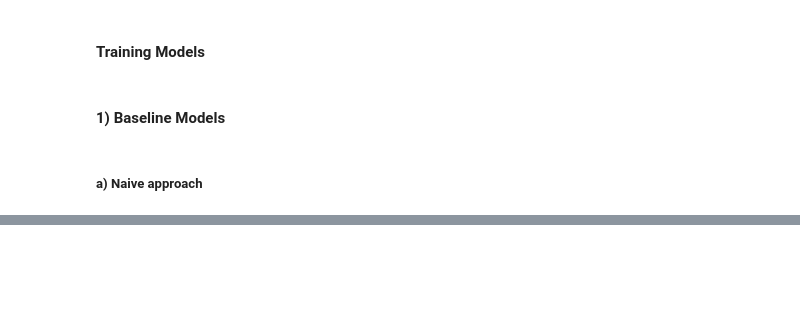
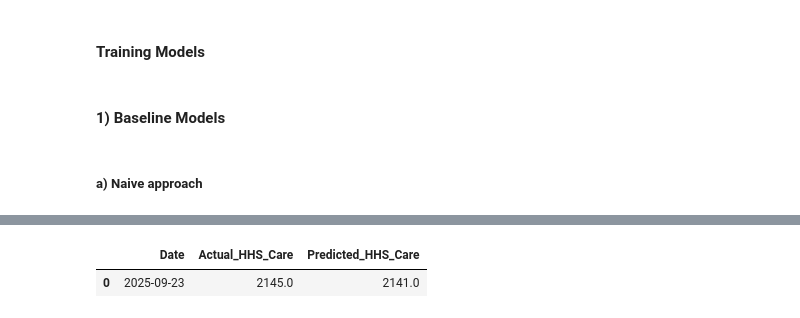
Before and after one commit to amithvardhan99/resume-projects, a Jupyter notebook: Predictive Forecasting of Care Load & Placement Demand/notebook.ipynb, the cells around one changed output, grey strips where cells are left out. Cells and saved outputs as stored; diff of their text form; code cells hidden in the pictures; blank space fills up the shorter version.

```diff
--- a/Predictive Forecasting of Care Load & Placement Demand/notebook.ipynb
+++ b/Predictive Forecasting of Care Load & Placement Demand/notebook.ipynb
@@ -427,30 +427,48 @@ size_of_validation_window = round(total_number_of_days * 25 / 100)
 number_of_testing_dates = total_number_of_days - (number_of_training_dates + size_of_validation_window)
 
 training_threshold = initial_day + timedelta(number_of_training_dates - 1)
-validation_threshold = training_threshold + timedelta(number_of_training_dates + size_of_validation_window - 1)
+validation_threshold = training_threshold + timedelta(size_of_validation_window - 1)
 
 training_dates = pd.date_range(
     initial_day,
     training_threshold,
     inclusive = "left",
 )
-validation_window = pd.date_range(
+
+validation_window_1 = pd.date_range(
     training_threshold,
     validation_threshold,
     inclusive = "left"
 )
 
 testing_dates = pd.date_range(
-    validation_threshold + timedelta(1),
+    validation_threshold,
     final_day,
     inclusive = "both"
 )
+# %%
+def retrieve_validation_window(validation_window_1,length_of_window):
+	validation_data = []
+	v = 0
+	p = []
+
+	for i in validation_window_1:
+		if v == length_of_window:
+		    t = pd.date_range(p[0],p[-1])
+		    validation_data.append(t)
+		    p = []
+		    v = 0
+		p.append(i)
+		v += 1
+
+	if p is not None:
+		t = pd.date_range(p[0],p[-1])
+		validation_data.append(t)
+
+	return validation_data
 # %% [markdown]
 #### Training Models
 # %% [markdown]
 #### 1) Baseline Models
 # %% [markdown]
 #####   a) Naive approach
-# %%
-for i in df_7.columns:
-    print(i)
@@ -490,0 +475,17 @@ df_7
+# %%
+validation_data = retrieve_validation_window(validation_window_1,7)
+for i in validation_data:
+    start_date = i[0]
+    # print(i)
+    df_train_test = pd.DataFrame(columns=["Date","Actual_HHS_Care","Predicted_HHS_Care"])
+
+    hhs_care_predicted_value = df_7[df_7["Date"] == start_date]["HHS_Care_lag_1"].values[0]
+
+    df_train_test["Date"] = i
+    df_train_test["Actual_HHS_Care"] = df_7[[k in i for k in df_7["Date"]]]["HHS_Care"].values
+    df_train_test["Predicted_HHS_Care"] = hhs_care_predicted_value
+
+df_train_test
+# %% [output]
+|  | Date | Actual_HHS_Care | Predicted_HHS_Care |
+| 0 | 2025-09-23 | 2145.0 | 2141.0 |
```
Also changed, not shown: parts of 3 cells of this notebook.
